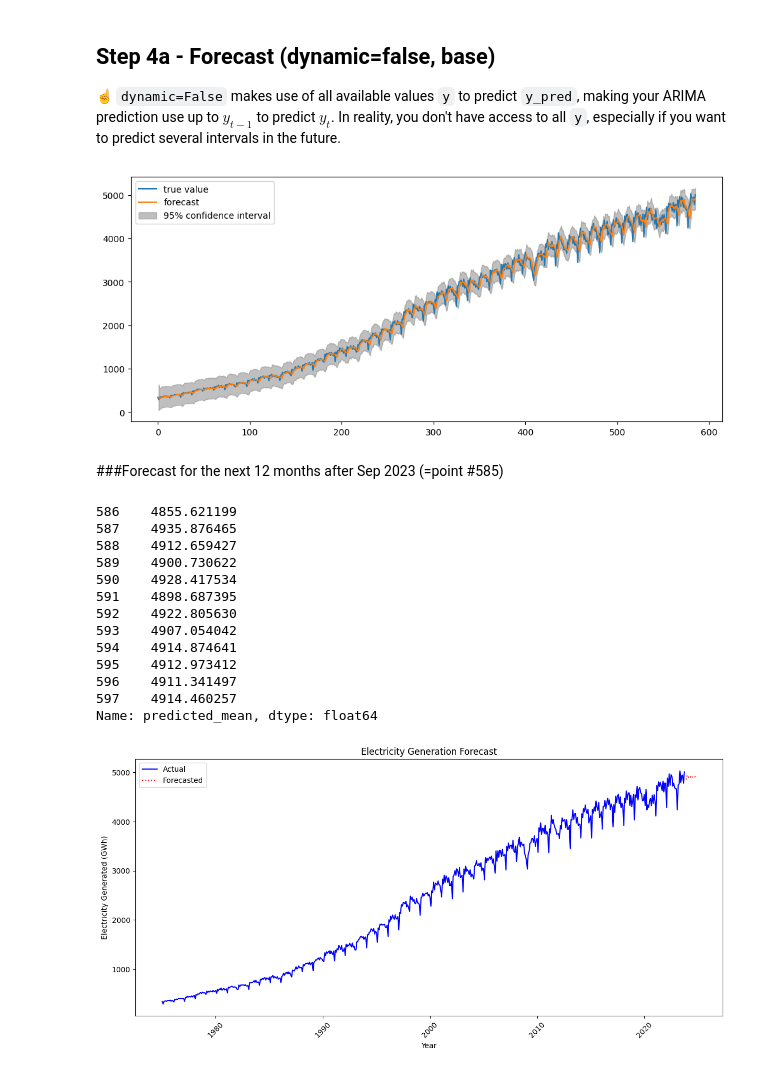
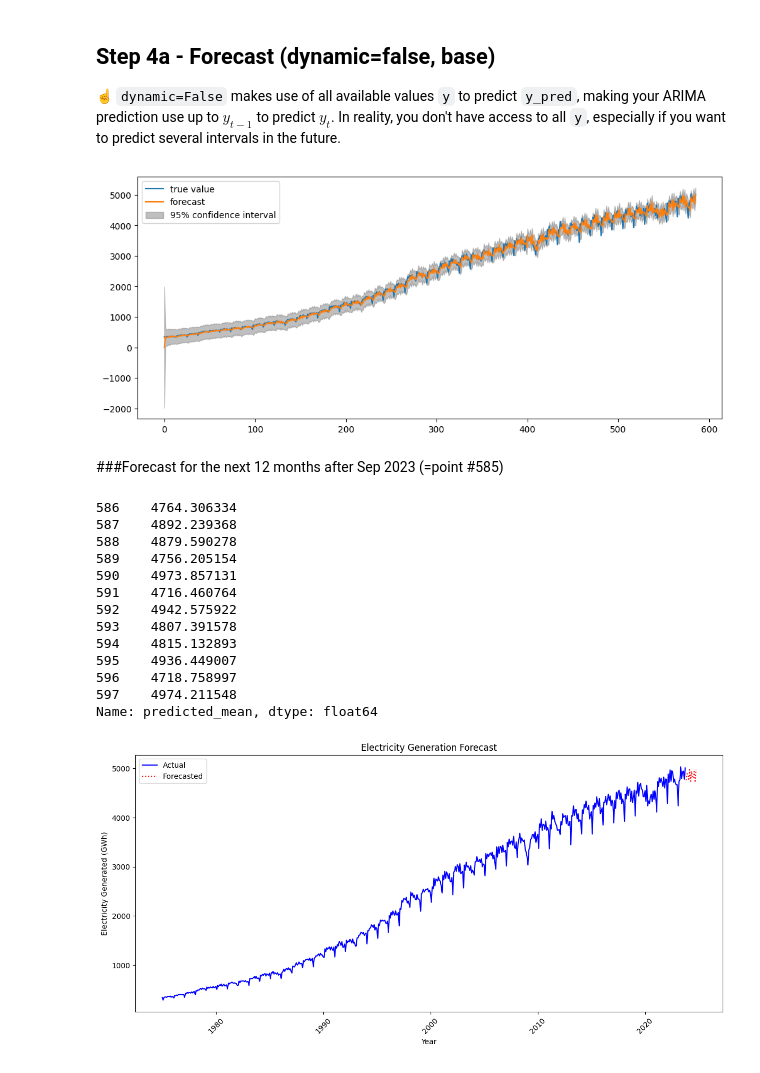
Before and after one commit to ccw888/electricitydemand, a Jupyter notebook: Electricity_Forecast.ipynb, the cells around one changed output. Drawn from its saved outputs; the diff is of its cells as text; code cells hidden in the pictures.

```diff
--- a/Electricity_Forecast.ipynb
+++ b/Electricity_Forecast.ipynb
@@ -215,11 +227,11 @@ Total fit time: 4.318 seconds
 # %%
-p=2;
+p=3;
 d=1;
-q=1;
+q=3;
 
 from statsmodels.tsa.arima.model import ARIMA  #statsmodels 0.12+
 
 arima_base = ARIMA(y, order=(p,d,q))
 arima_base = arima_base.fit()
-arima_base.summary()
+print(arima_base.summary())
 # %% [output]
@@ -248,28 +258,28 @@ Warnings:
 # %%
 from statsmodels.graphics.tsaplots import plot_predict
 fig, axs = plt.subplots(1, 1, figsize=(12, 5))
 axs.plot(y, label='true value')
-plot_predict(arima_base, start=1, ax=axs, dynamic=False);
+plot_predict(arima_base, start=0, ax=axs, dynamic=False);
 # %% [output]
-[figure, old version]
+[figure, new version]
 # %% [markdown]
 ###Forecast for the next 12 months after Sep 2023 (=point #585)
 # %%
 forecast_base = arima_base.forecast(steps=12)
 forecast_base
 # %% [output]
-586    4855.621199
-587    4935.876465
-588    4912.659427
-589    4900.730622
-590    4928.417534
-591    4898.687395
-592    4922.805630
-593    4907.054042
-594    4914.874641
-595    4912.973412
-596    4911.341497
-597    4914.460257
+586    4764.306334
+587    4892.239368
+588    4879.590278
+589    4756.205154
+590    4973.857131
+591    4716.460764
+592    4942.575922
+593    4807.391578
+594    4815.132893
+595    4936.449007
+596    4718.758997
+597    4974.211548
 Name: predicted_mean, dtype: float64
 # %%
 # Creating a dataframe for the forecasted values to facilitate plotting
```
Also changed, not shown: parts of 72 cells of this notebook.
